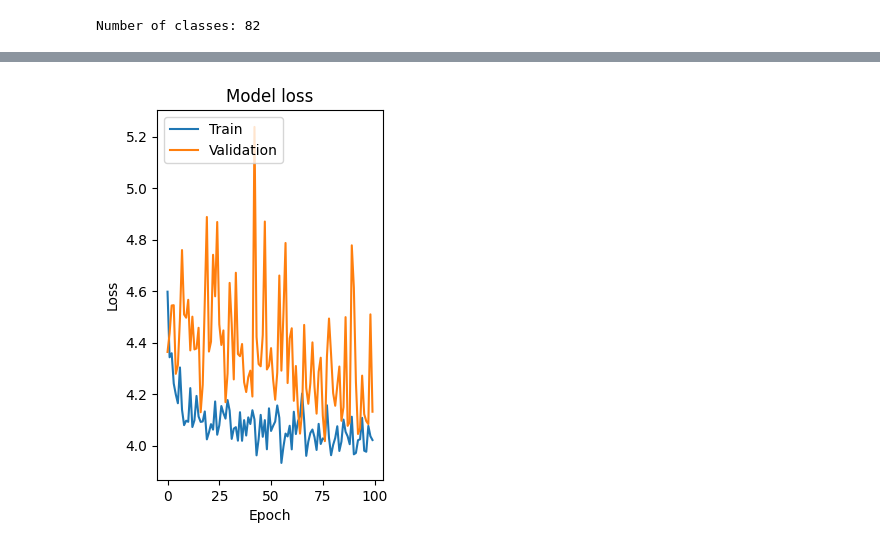
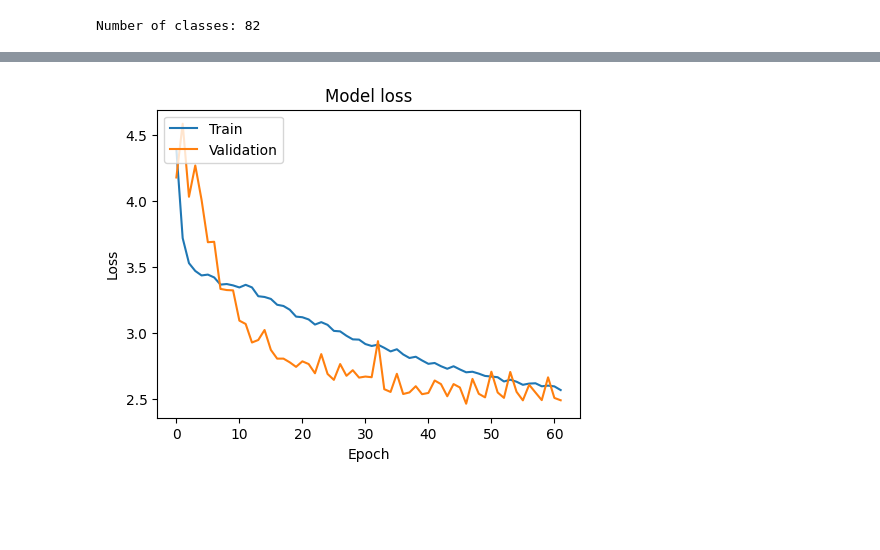
Before and after one commit to anmolkhurana490/Yoga-Posture-Recognition-and-Correction-System, a Jupyter notebook: ai_yoga_trainer.ipynb, the cells around one changed output, grey strips where cells are left out. Drawn from its saved outputs; the diff is of its cells as text; code cells hidden in the pictures; blank space fills up the shorter version.

```diff
--- a/ai_yoga_trainer.ipynb
+++ b/ai_yoga_trainer.ipynb
@@ -292,7 +375,7 @@ def extract_keypoints_dataset_with_augmentation(path, num_augment=0):
   processed_dataset = processed_dataset.flat_map(split_points)  # Flatten the dataset
   return processed_dataset
 # %%
-train_dataset = extract_keypoints_dataset_with_augmentation(train_dir, 10).shuffle(1000).cache()
+train_dataset = extract_keypoints_dataset_with_augmentation(train_dir, 4).shuffle(1000).cache()
 for data in train_dataset.take(5):
   print("Features data shape:", data[0].numpy().shape, "Label:", data[1])
 # %% [output]
@@ -326,18 +409,18 @@ Features data shape: (33, 3) Label: tf.Tensor(0, shape=(), dtype=int64)
 import collections
 
 # Iterate through the training dataset to count class occurrences
-class_counts = collections.Counter()
+class_balanced_counts = collections.Counter()
 for _, label in train_dataset:
-    class_counts[label.numpy()] += 1
+    class_balanced_counts[label.numpy()] += 1
     # print(f"Iteration for {label.numpy()} completed")
 
-total_samples = sum(class_counts.values())
-num_classes = len(class_counts)
+total_samples = sum(class_balanced_counts.values())
+num_classes = len(class_balanced_counts)
 
 # Calculate class weights
 # inversely proportional to the class frequencies
-class_weights = {cls: total_samples / (num_classes * count) for cls, count in class_counts.items()}
+class_balanced_weights = {cls: total_samples / (num_classes * count) for cls, count in class_balanced_counts.items()}
 
-print("Class counts:", class_counts)
-print("Class weights:", class_weights)
+print("Class counts:", class_balanced_counts)
+print("Class weights:", class_balanced_weights)
 # %% [output]
@@ -377,12 +466,11 @@ test_dataset = test_dataset.batch(256).prefetch(tf.data.AUTOTUNE).repeat()
 #                                                   shuffle=False)
 # %%
 model = Sequential([
-    Input(shape=(33, 3)),
-    Flatten(),
+    Input(shape=(33 * 3 + len(angle_triplets),)),
 
     Dense(512, activation='relu', kernel_regularizer=regularizers.l2(1e-4)),
+    BatchNormalization(),
     Dropout(0.3),
-    BatchNormalization(),
 
     Dense(256, activation='relu', kernel_regularizer=regularizers.l2(1e-4)),
     BatchNormalization(),
@@ -398,11 +486,18 @@ model.compile(optimizer='adam',
         loss='sparse_categorical_crossentropy',
         metrics=['accuracy'])
 # %%
+from tensorflow.keras.callbacks import EarlyStopping, ReduceLROnPlateau
+
+callbacks = [
+    EarlyStopping(monitor='val_loss', patience=15, restore_best_weights=True),
+]
+
 history = model.fit(
     train_dataset,
     epochs=100,
     steps_per_epoch=450,
     validation_data=validation_dataset,
     validation_steps=65,
-    class_weight=class_weights
+    class_weight=class_balanced_weights,
+    callbacks=callbacks
 )
@@ -425,15 +538,16 @@ plt.legend(['Train', 'Validation'], loc='upper left')
 # %%
+plt.figure(figsize=(12, 4))
 plt.subplot(1, 2, 2)
 plt.plot(history.history['loss'])
 plt.plot(history.history['val_loss'])
 plt.title('Model loss')
 plt.ylabel('Loss')
 plt.xlabel('Epoch')
 plt.legend(['Train', 'Validation'], loc='upper left')
 
 plt.show()
 # %% [output]
-[figure, old version]
+[figure, new version]
 # %%
 loss, accuracy = model.evaluate(test_dataset, steps=7)
 print(f"Test Loss: {loss}")
```
Also changed, not shown: parts of 14 cells of this notebook.
